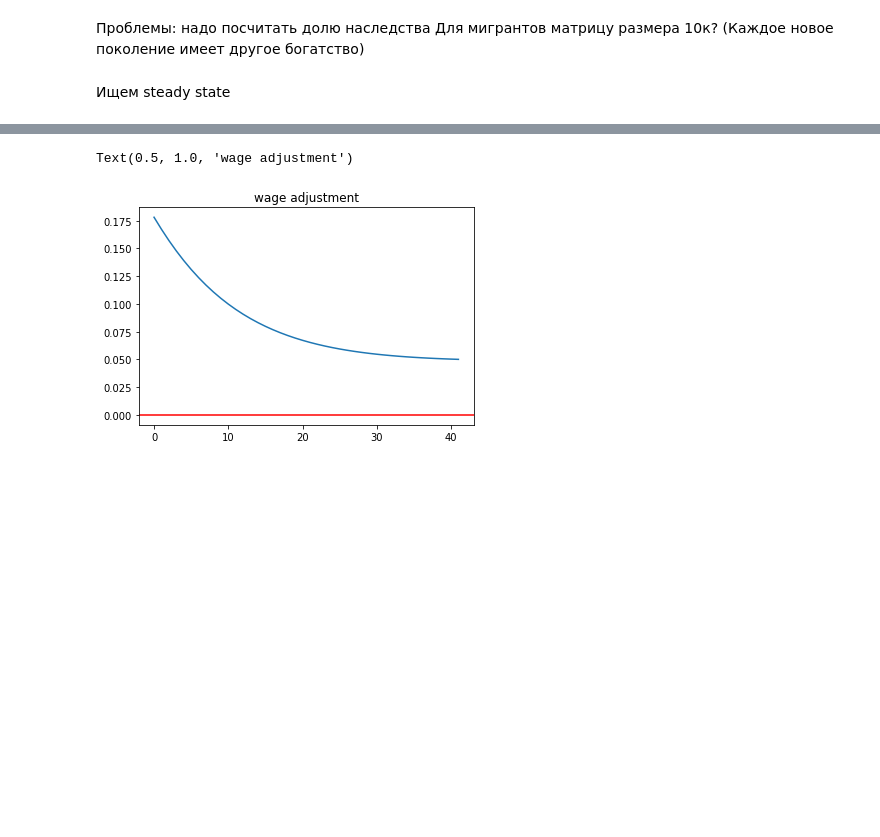
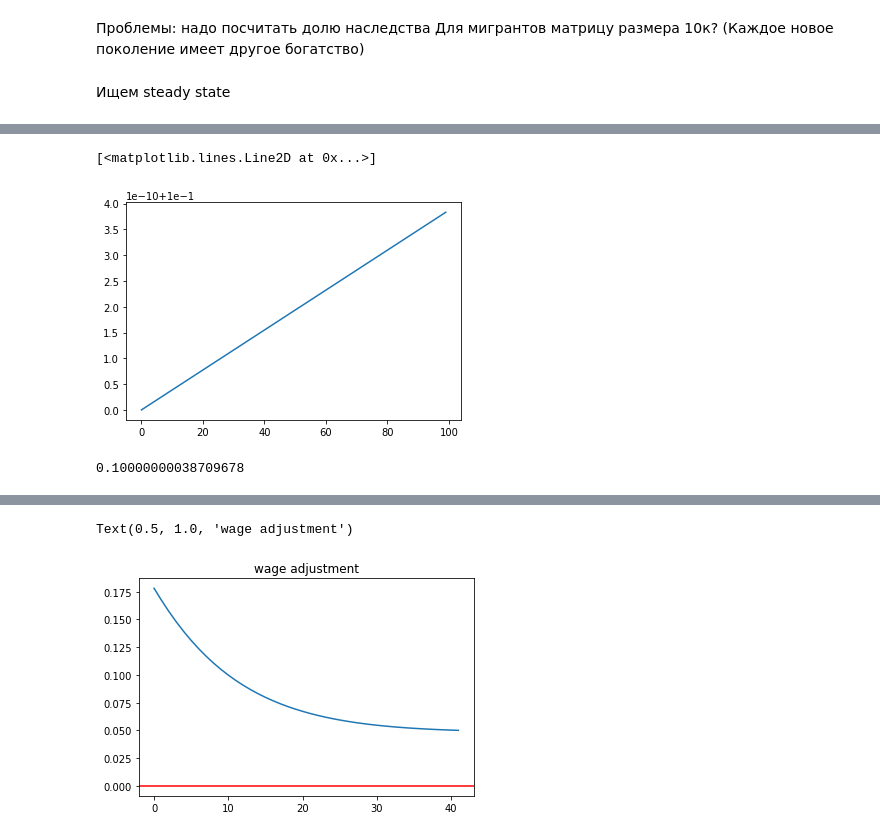
Before and after one commit to mkhlgrv/olg, a Jupyter notebook: steady_state.ipynb, the cells around one changed output, grey strips where cells are left out. Cells and saved outputs as stored; diff of their text form; code cells hidden in the pictures; blank space fills up the shorter version.

```diff
--- a/steady_state.ipynb
+++ b/steady_state.ipynb
@@ -627,0 +683,9 @@ if len(high_deficit) > 0:
+# %%
+plt.plot(olg.price[:100])
+# %% [output]
+[<matplotlib.lines.Line2D at 0x...>]
+[figure, added]
+# %%
+olg.price[100]
+# %% [output]
+0.10000000038709678
```
Also changed, not shown: parts of 27 cells of this notebook.
